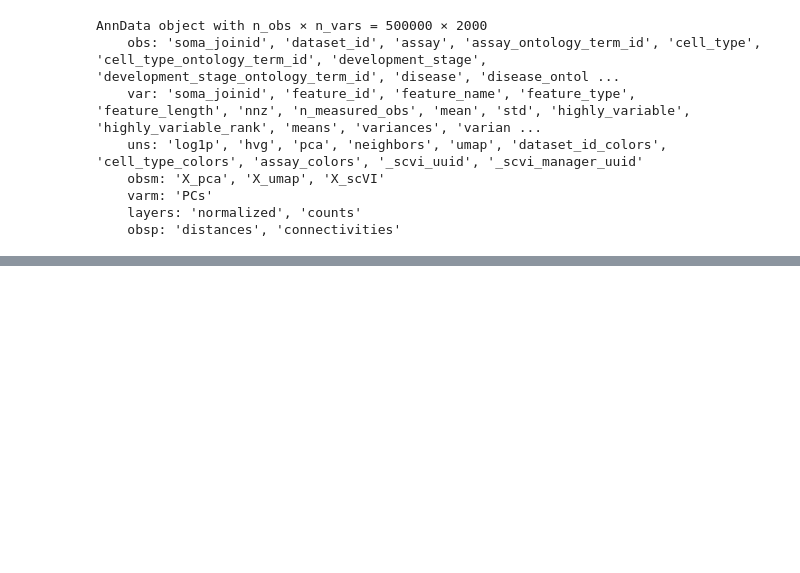
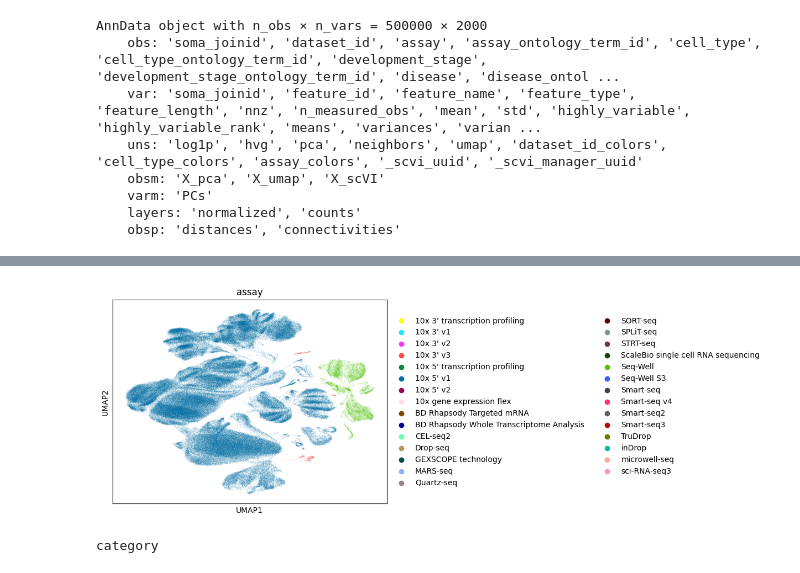
Before and after one commit to subramaniam-lab-ucsd/immune-foundation-model, a Jupyter notebook: src/code/02_immune_data_combine.ipynb, the cells around one changed output, grey strips where cells are left out. Saved outputs shown, nothing was run; the diff lists cells and outputs as text; code cells hidden in the pictures; blank space fills up the shorter version.

```diff
--- a/src/code/02_immune_data_combine.ipynb
+++ b/src/code/02_immune_data_combine.ipynb
@@ -143,0 +169,2 @@ print("Total expression after normalization (IN NORM):", cell_sums_after_norm[:1
+# %%
+test_chunk.obs["dataset_id"] = test_chunk.obs["dataset_id"].cat.remove_unused_categories()
@@ -143,0 +176,10 @@ print("Total expression after normalization (IN NORM):", cell_sums_after_norm[:1
+# %%
+test_chunk.obs["cell_type"] = test_chunk.obs["cell_type"].cat.remove_unused_categories()
+# %%
+sc.pl.umap(test_chunk,color="assay")
+# %% [output]
+[figure, added]
+# %%
+print(test_chunk.obs["assay"].dtype)
+# %% [output]
+category
```
Also changed, not shown: parts of 4 cells of this notebook, 3 other files.
